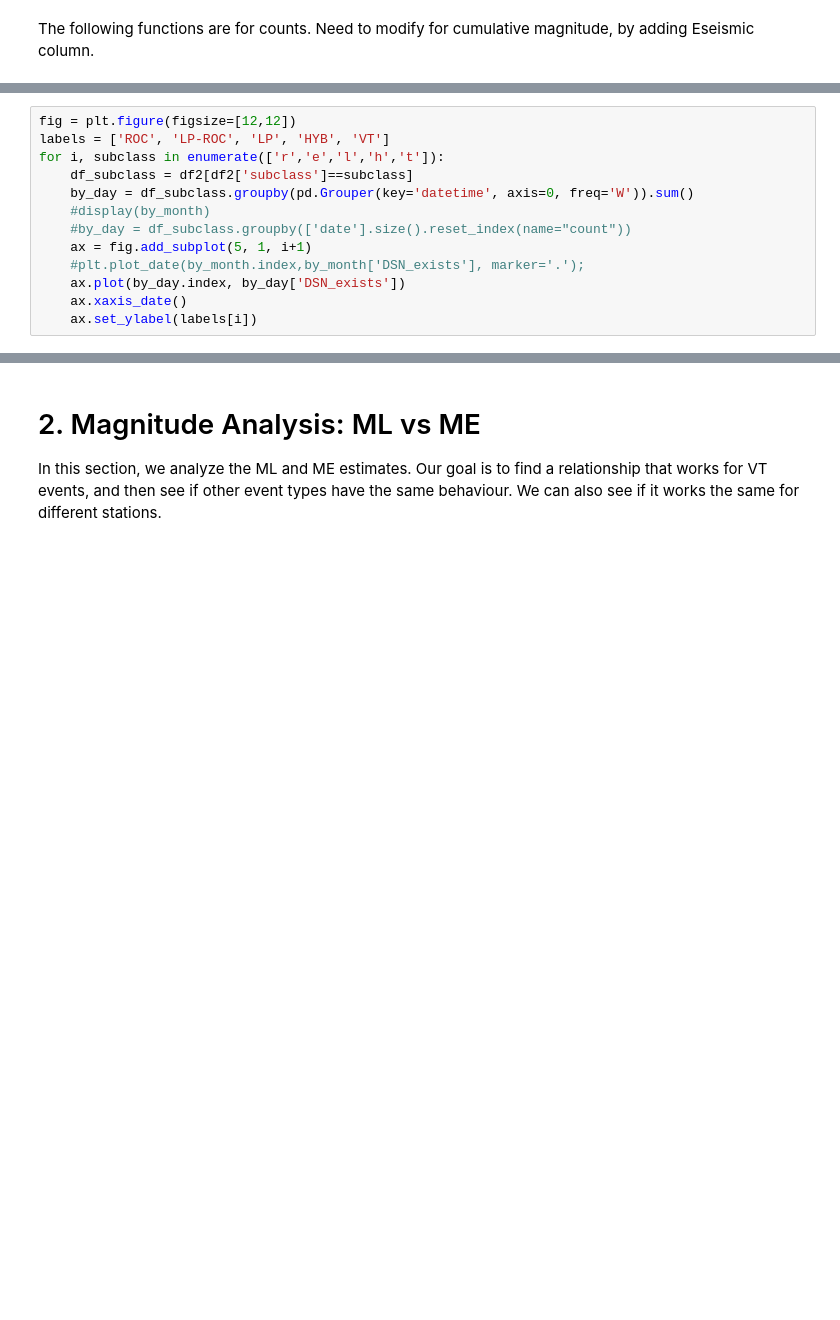
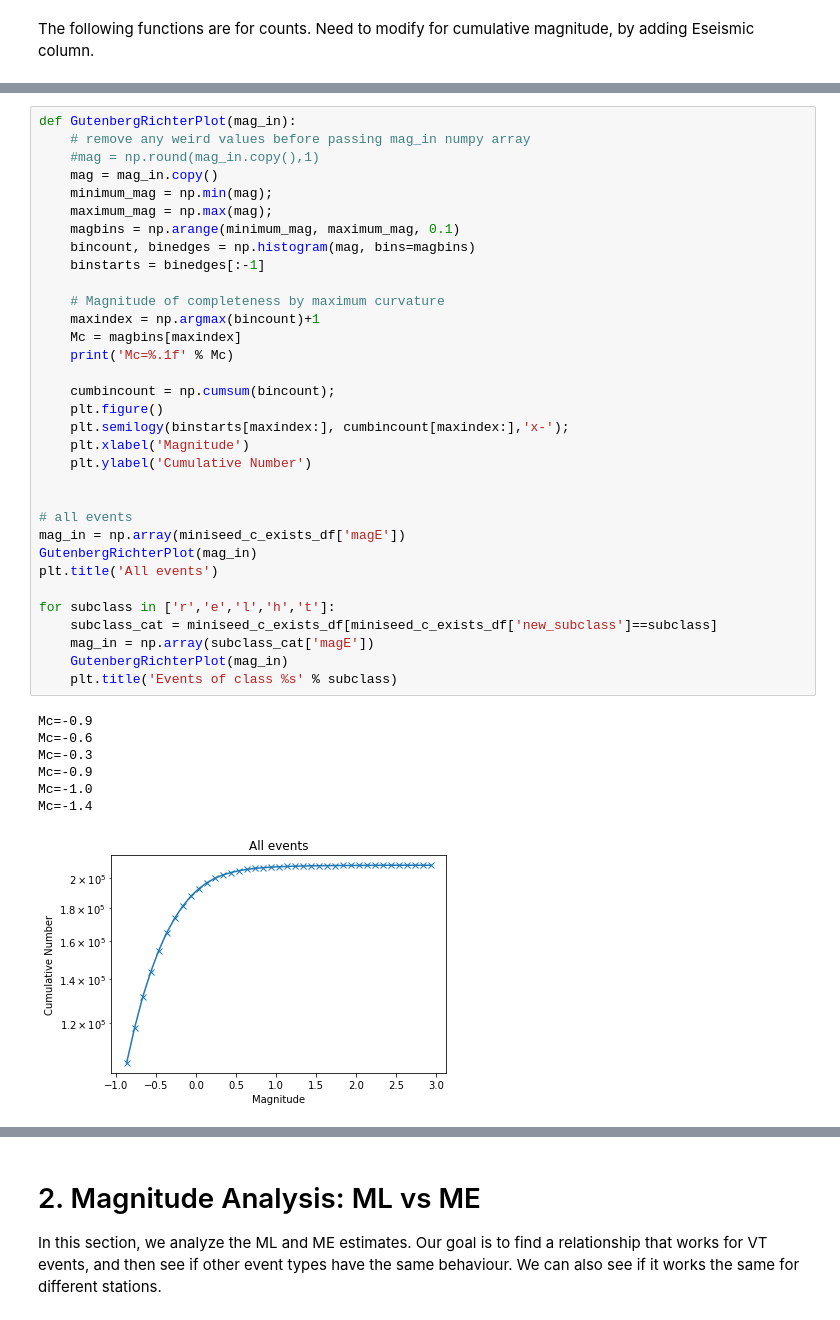
Before and after one commit to gthompson/kitchensinkGT, a Jupyter notebook: PROJECTS/MontserratML/magnitude_analysis.ipynb, the cells around one changed output, grey strips where cells are left out. Saved outputs shown, nothing was run; the diff lists cells and outputs as text; blank space fills up the shorter version.

```diff
--- a/PROJECTS/MontserratML/magnitude_analysis.ipynb
+++ b/PROJECTS/MontserratML/magnitude_analysis.ipynb
@@ -443,13 +390,0 @@ for i, subclass in enumerate(['r','e','l','h','t']):
-# %%
-fig = plt.figure(figsize=[12,12])
-labels = ['ROC', 'LP-ROC', 'LP', 'HYB', 'VT']
-for i, subclass in enumerate(['r','e','l','h','t']):
-    df_subclass = df2[df2['subclass']==subclass]
-    by_day = df_subclass.groupby(pd.Grouper(key='datetime', axis=0, freq='W')).sum()
-    #display(by_month)
-    #by_day = df_subclass.groupby(['date'].size().reset_index(name="count"))
-    ax = fig.add_subplot(5, 1, i+1)
-    #plt.plot_date(by_month.index,by_month['DSN_exists'], marker='.');
-    ax.plot(by_day.index, by_day['DSN_exists'])
-    ax.xaxis_date()
-    ax.set_ylabel(labels[i])
@@ -461,0 +396,41 @@ Timestamp('2006-08-31 00:00:00', freq='D')
+# %%
+def GutenbergRichterPlot(mag_in):
+    # remove any weird values before passing mag_in numpy array
+    #mag = np.round(mag_in.copy(),1)
+    mag = mag_in.copy()
+    minimum_mag = np.min(mag);
+    maximum_mag = np.max(mag);
+    magbins = np.arange(minimum_mag, maximum_mag, 0.1)
+    bincount, binedges = np.histogram(mag, bins=magbins)
+    binstarts = binedges[:-1]
+
+    # Magnitude of completeness by maximum curvature
+    maxindex = np.argmax(bincount)+1
+    Mc = magbins[maxindex]
+    print('Mc=%.1f' % Mc)
+
+    cumbincount = np.cumsum(bincount);
+    plt.figure()
+    plt.semilogy(binstarts[maxindex:], cumbincount[maxindex:],'x-');
+    plt.xlabel('Magnitude')
+    plt.ylabel('Cumulative Number')
+
+
+# all events
+mag_in = np.array(miniseed_c_exists_df['magE'])
+GutenbergRichterPlot(mag_in)
+plt.title('All events')
+
+for subclass in ['r','e','l','h','t']:
+    subclass_cat = miniseed_c_exists_df[miniseed_c_exists_df['new_subclass']==subclass]
+    mag_in = np.array(subclass_cat['magE'])
+    GutenbergRichterPlot(mag_in)
+    plt.title('Events of class %s' % subclass)
+# %% [output]
+Mc=-0.9
+Mc=-0.6
+Mc=-0.3
+Mc=-0.9
+Mc=-1.0
+Mc=-1.4
+[figure, added]
```
Also changed, not shown: parts of 14 cells of this notebook.
